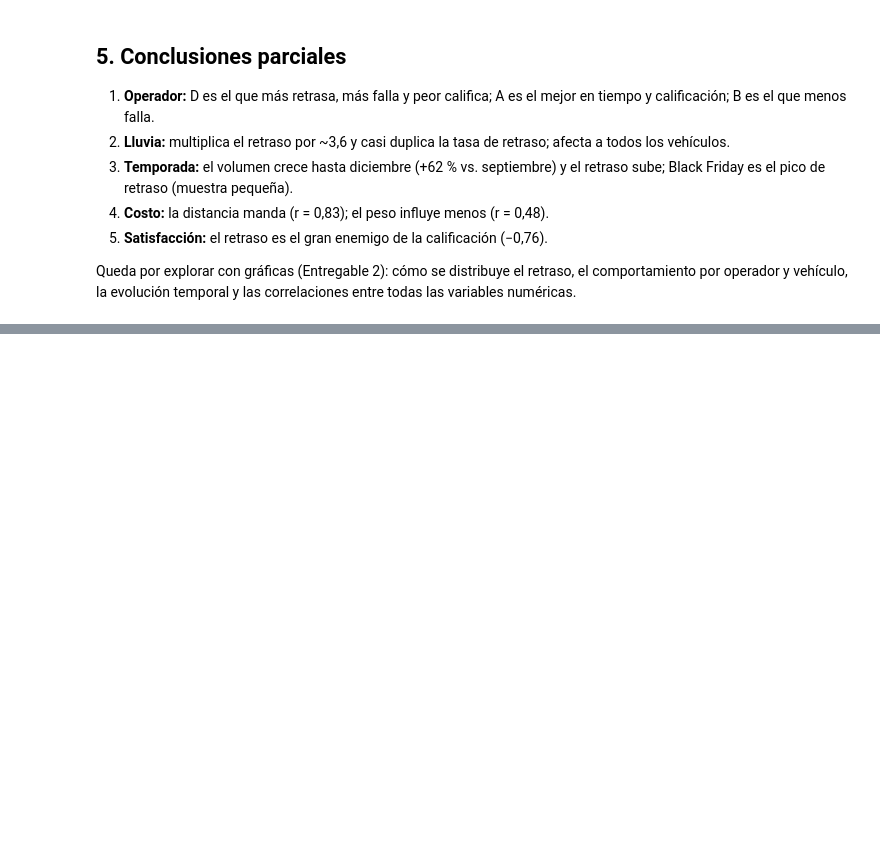
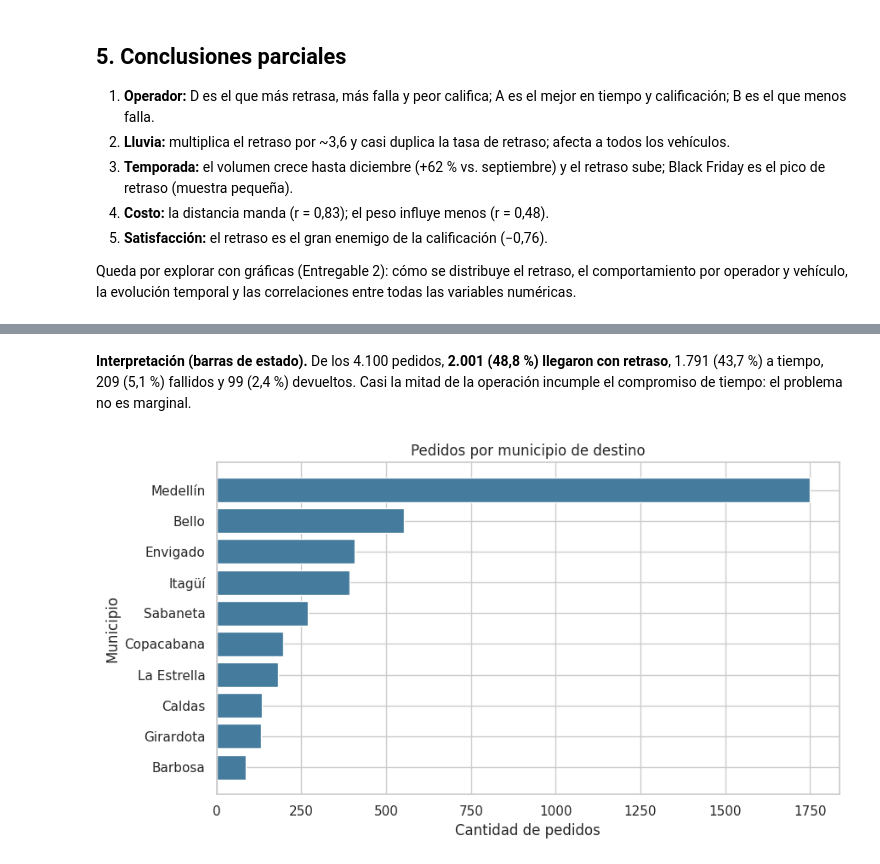
Before and after one commit to Wolfang-Perez/proyecto-integrador-pc-grupo-3, a Jupyter notebook: notebooks/analisis.ipynb, the cells around one changed output, grey strips where cells are left out. Cells and saved outputs as stored; diff of their text form; code cells hidden in the pictures; blank space fills up the shorter version.

```diff
--- a/notebooks/analisis.ipynb
+++ b/notebooks/analisis.ipynb
@@ -562,0 +611,16 @@ Queda por explorar con gráficas (Entregable 2): cómo se distribuye el retraso,
+# %% [markdown]
+**Interpretación (barras de estado).** De los 4.100 pedidos, **2.001 (48,8 %) llegaron con retraso**, 1.791 (43,7 %) a tiempo, 209 (5,1 %) fallidos y 99 (2,4 %) devueltos. Casi la mitad de la operación incumple el compromiso de tiempo: el problema no es marginal.
+# %%
+# 3) Barras de pedidos por municipio (Matplotlib)
+conteo_municipio = df_limpio["municipio_destino"].value_counts()
+
+plt.figure(figsize=(9, 5))
+plt.barh(conteo_municipio.index[::-1], conteo_municipio.values[::-1], color="#457b9d")
+plt.title("Pedidos por municipio de destino")
+plt.xlabel("Cantidad de pedidos")
+plt.ylabel("Municipio")
+plt.tight_layout()
+plt.savefig("visualizaciones/03-barras-municipios.png", dpi=130)
+plt.show()
+# %% [output]
+[figure, added]
```
Also changed, not shown: parts of 23 cells of this notebook.
